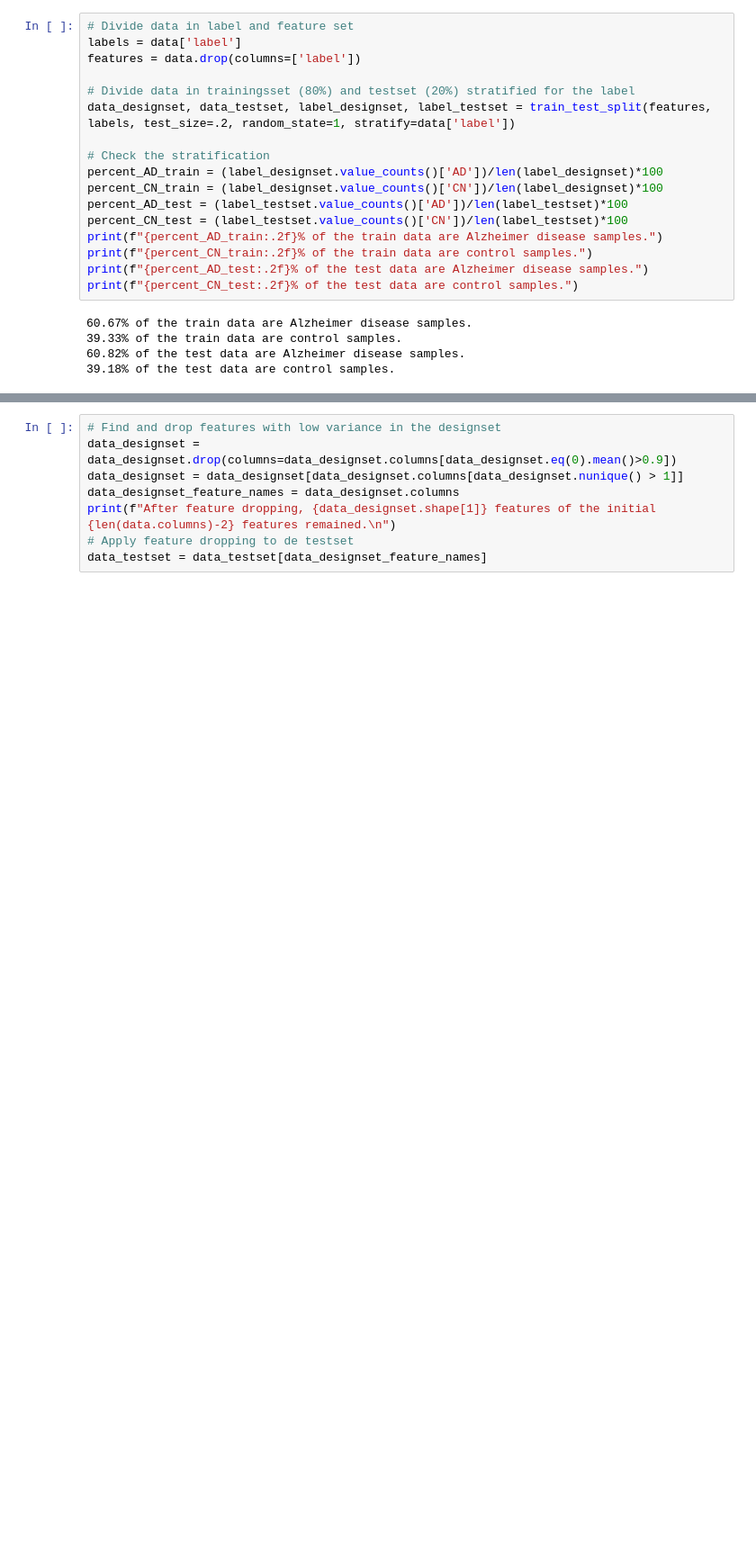
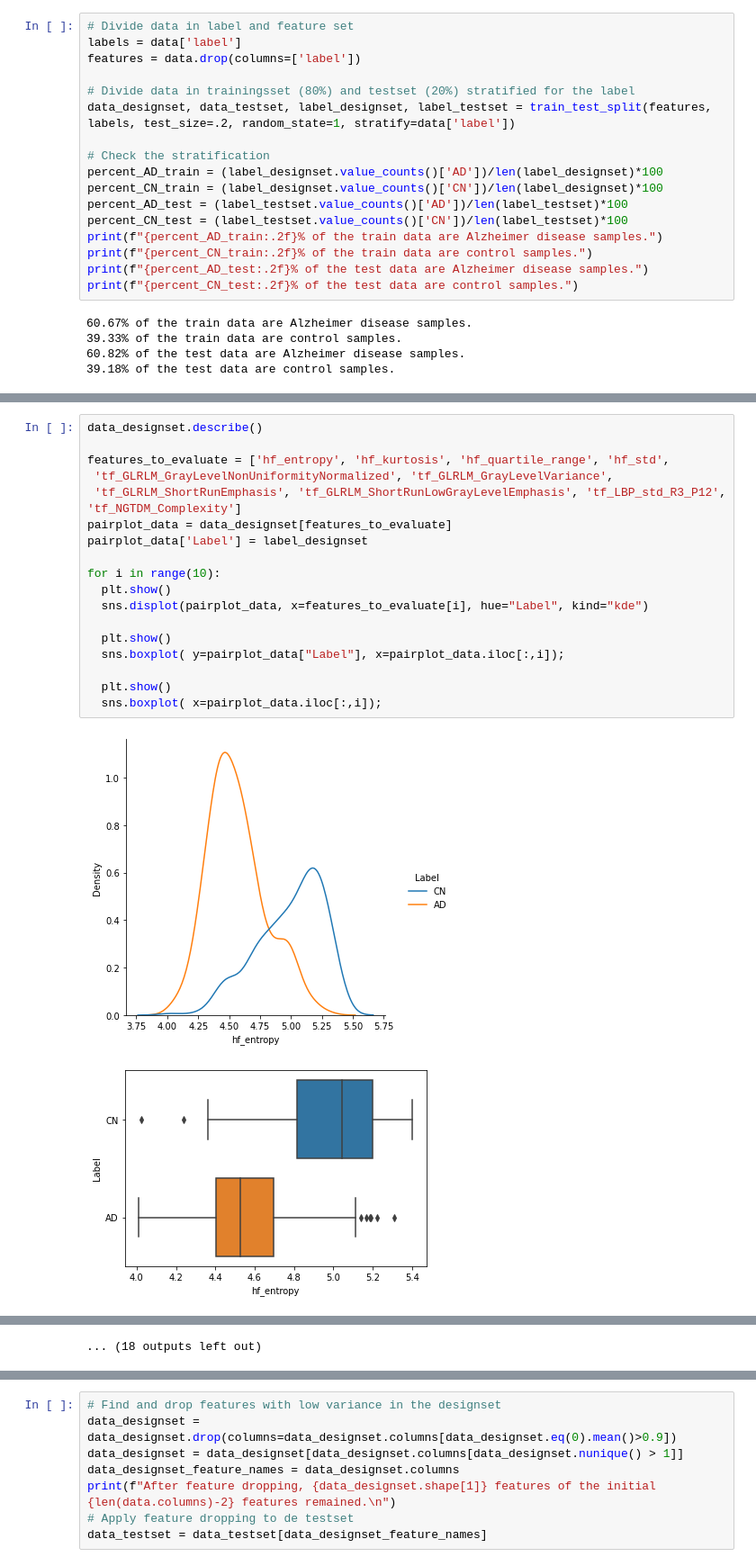
Before and after one commit to MarshaKamsteeg/TM10007_Machine_Learning_Group_Assignment, a Jupyter notebook: tm10007_group_9_code_clean.ipynb, the cells around one changed output, grey strips where cells are left out. Shown: that part at 90% size. Saved outputs shown, nothing was run; the diff lists cells and outputs as text; blank space fills up the shorter version.

```diff
--- a/tm10007_group_9_code_clean.ipynb
+++ b/tm10007_group_9_code_clean.ipynb
@@ -99,0 +102,21 @@ print(f"{percent_CN_test:.2f}% of the test data are control samples.")
+# %%
+data_designset.describe()
+
+features_to_evaluate = ['hf_entropy', 'hf_kurtosis', 'hf_quartile_range', 'hf_std',
+ 'tf_GLRLM_GrayLevelNonUniformityNormalized', 'tf_GLRLM_GrayLevelVariance',
+ 'tf_GLRLM_ShortRunEmphasis', 'tf_GLRLM_ShortRunLowGrayLevelEmphasis', 'tf_LBP_std_R3_P12', 'tf_NGTDM_Complexity']
+pairplot_data = data_designset[features_to_evaluate]
+pairplot_data['Label'] = label_designset
+
+for i in range(10):
+  plt.show()
+  sns.displot(pairplot_data, x=features_to_evaluate[i], hue="Label", kind="kde")
+
+  plt.show()
+  sns.boxplot( y=pairplot_data["Label"], x=pairplot_data.iloc[:,i]);
+
+  plt.show()
+  sns.boxplot( x=pairplot_data.iloc[:,i]);
+# %% [output]
+[figure, added]
+[figure, added]
@@ -100 +133,2 @@ print(f"{percent_CN_test:.2f}% of the test data are control samples.")
+... (18 outputs left out)
 # %% [markdown]
```
Also changed, not shown: parts of 69 cells of this notebook.
